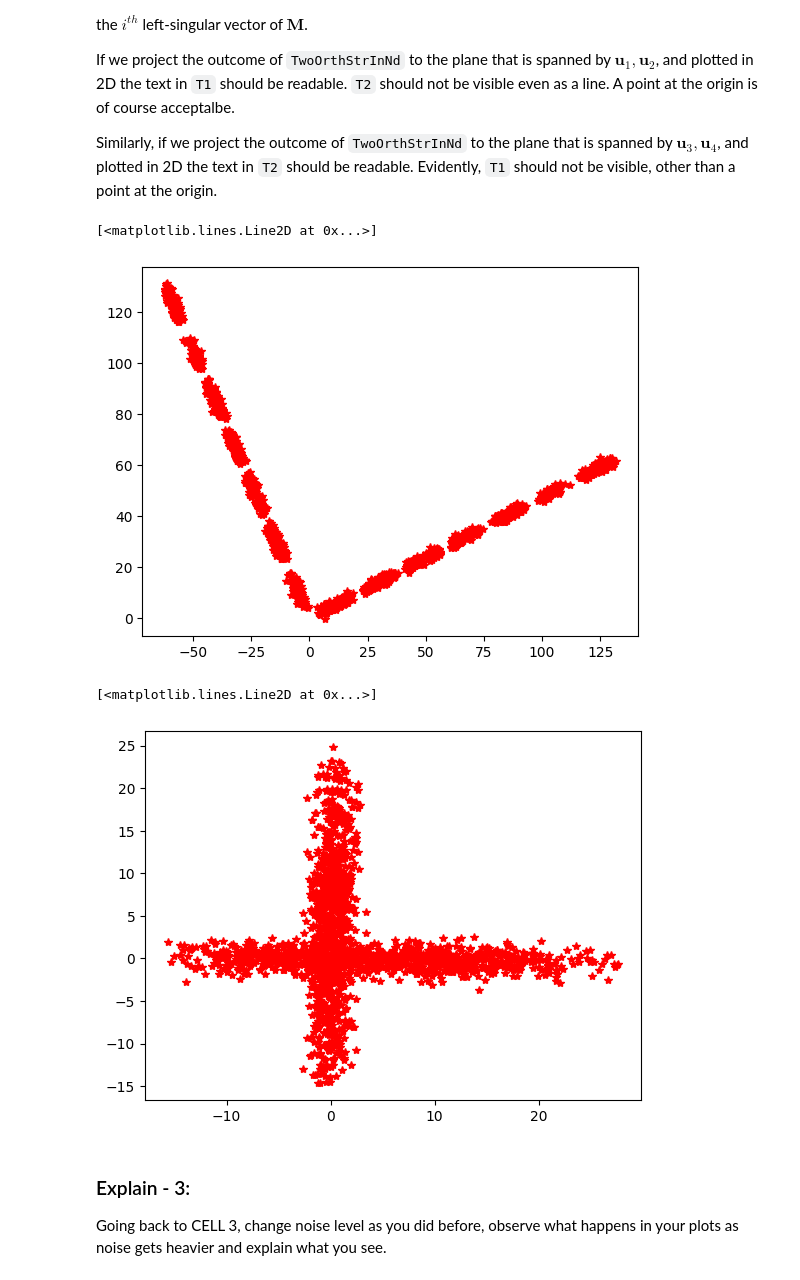
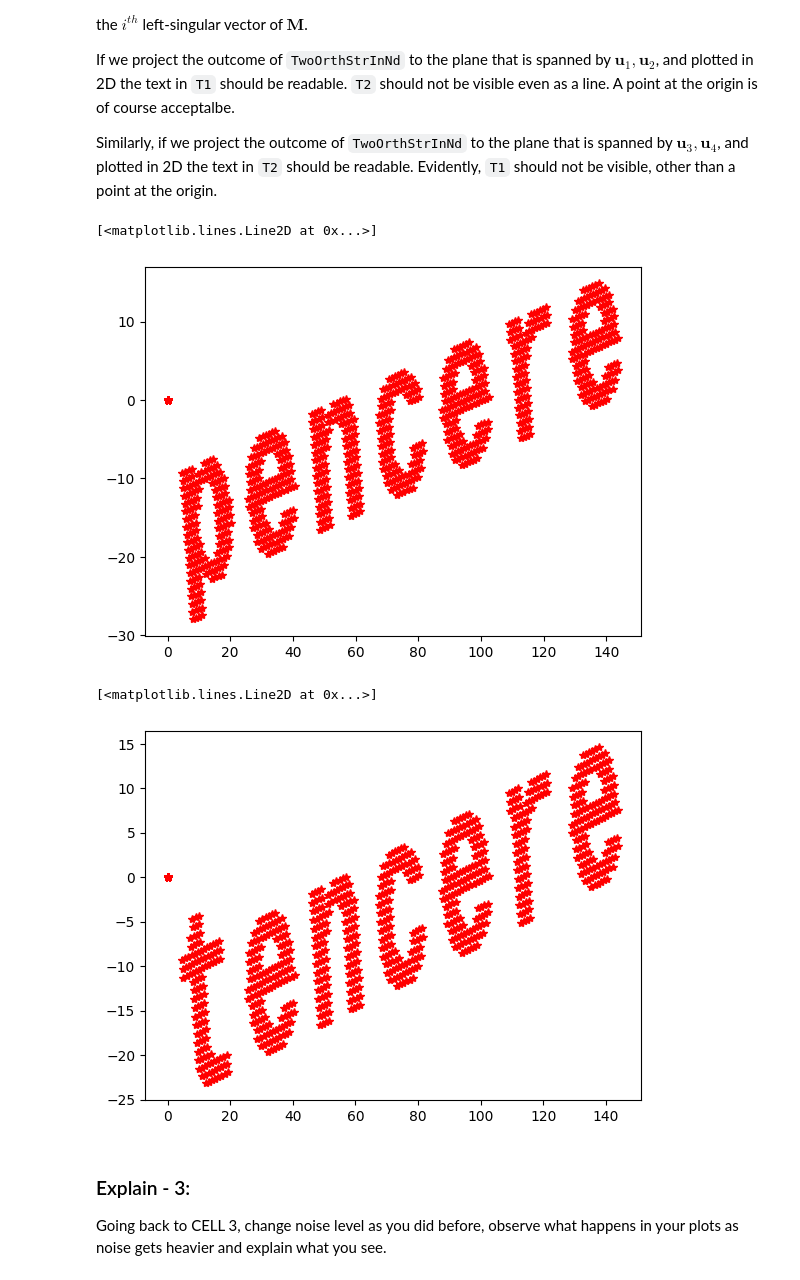
Before and after one commit to amnessa/MECH536, a Jupyter notebook: aufgabe/SVD_2738938.ipynb, the cells around one changed output. Drawn from its saved outputs; the diff is of its cells as text; code cells hidden in the pictures.

```diff
--- a/aufgabe/SVD_2738938.ipynb
+++ b/aufgabe/SVD_2738938.ipynb
@@ -307,9 +307,9 @@ def TwoOrthStrInND(T1, T2, Nd = 10, NoiseLevel = 0.0, NoiseType = 'Normal'):
     This function should project T1 and T2 to seperate and orthogonal planes in Nd-Dimensions
     and return Res.
     If we project points in Res on to the plane that is spanned by
-    the first 2 lef-singular vectors T1 should be readable on the plot
+    the first 2 left-singular vectors T1 should be readable on the plot
     Similarly, if we project points in the result on to the plane that is spanned by
-    the following 2 lef-singular vectors (i.e. the third and the fourth) T2 should be readable on the plot
+    the following 2 left-singular vectors (i.e. the third and the fourth) T2 should be readable on the plot
 
     NoiseLevel and NoiseType is just like before, i.e.:
     Noise level generates a random matrix that is also NdxK and this matrix is added to the result
@@ -367,18 +367,25 @@
 # %%
 # CELL 3
 # get the data in Nd
-Nd_Data = TwoOrthStrInND(T1, T2, Nd = 10, NoiseLevel=1)
+Nd_Data = TwoOrthStrInND(T1, T2, Nd = 10, NoiseLevel=0)
 # %%
 # Your code starts here
 # project all data point in Nd_Data to the plane spanned by u1,u2 first and then plot in 2D
 # let the coordinates of Nd_Data on this plane be X1, Y1
 U,S, Vt = np.linalg.svd(Nd_Data, full_matrices=False)
 
-# Project all data points onto the plane spanned by u1,u2
+# Denoising: Retain only the top k singular values for reconstruction
+k = 4  # Adjust based on noise level and desired approximation
+S_truncated = np.zeros_like(S)
+S_truncated[:k] = S[:k]  # Retain the top k singular values
+Sigma_truncated = np.diag(S_truncated)
+ND_Data_denoised = U @ Sigma_truncated @ Vt
 
-Projected_1_2= U[:, :2].T @ Nd_Data # Use the first two left singular vectors
+# Projection onto the plane spanned by u1, u3 (Plane 1)
+Plane_1_basis = U[:, [0, 2]]  # Select u1 and u3
+Projected_T1 = Plane_1_basis.T @ ND_Data_denoised  # Use the denoised data
+X1, Y1 = Projected_T1[0, :], Projected_T1[1, :]  # Extract coordinates for plotting
 
-X1,Y1 = Projected_1_2[0, :], Projected_1_2[1, :] # Extract coordinates for plotting
 
 # Your code ends here
 
@@ -386,24 +393,25 @@ X1,Y1 = Projected_1_2[0, :], Projected_1_2[1, :] # Extract coordinates for plott
 plt.plot(X1, Y1, 'r*')
 # %% [output]
 [<matplotlib.lines.Line2D at 0x...>]
-[figure, old version]
+[figure, new version]
 # %%
 # Your code starts here
 # proejct all data point in Nd_Data to the plane spanned by u3,u4 first and then plot
 # let the coordinates of Nd_Data on this plane be X1, Y1
 
-# Project all data points onto the plane spanned by u3,u4
+# Projection onto the plane spanned by u2, u4 (Plane 2)
+Plane_2_basis = U[:, [1, 3]]  # Select u2 and u4
+Projected_T2 = Plane_2_basis.T @ ND_Data_denoised  # Use the denoised data
+X2, Y2 = Projected_T2[0, :], Projected_T2[1, :]  # Extract coordinates for plotting
 
-Projected_3_4 = U[:, 2:4].T @ Nd_Data # Using the third and fourth left singular vectors
-X2,Y2 = Projected_3_4[0, :], Projected_3_4[1, :] # Extracting coordinates for plotting
 
 # Your code ends here
 
 # let's plot and see
 plt.plot(X2, Y2, 'r*')
 # %% [output]
 [<matplotlib.lines.Line2D at 0x...>]
-[figure, old version]
+[figure, new version]
 # %% [markdown]
 ### Explain - 3:
 Going back to CELL 3, change noise level as you did before, observe what happens in your plots as noise gets heavier and explain what you see.
```
Also changed, not shown: parts of 7 cells of this notebook, 2 other files.
